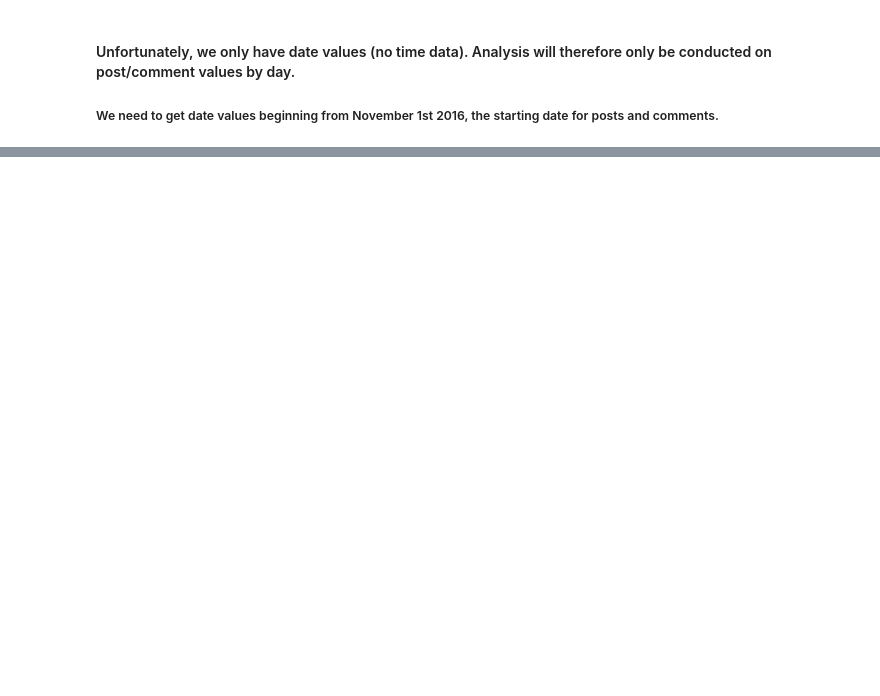
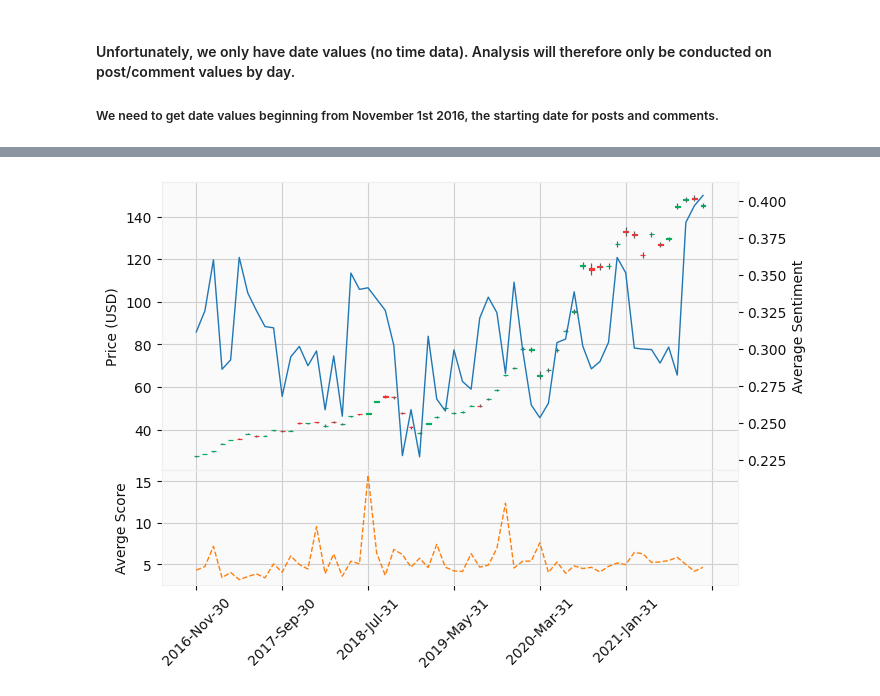
Before and after one commit to JackIHill/DataAnalytics, a Jupyter notebook: Independent/AAPL Analysis/AAPL Stock+Reddit Analysis.ipynb, the cells around one changed output, grey strips where cells are left out. Cells and saved outputs as stored; diff of their text form; code cells hidden in the pictures; blank space fills up the shorter version.

```diff
--- a/Independent/AAPL Analysis/AAPL Stock+Reddit Analysis.ipynb
+++ b/Independent/AAPL Analysis/AAPL Stock+Reddit Analysis.ipynb
@@ -545,3 +691,3 @@ monthly_stock_data.head()
 # %%
-sentiment_monthly = sentiment.groupby(['year_created', 'month_created']).mean().reset_index()
-sentiment_monthly.head()
+sentiment_clean_monthly = sentiment_clean.groupby(['year_created', 'month_created']).mean().reset_index()
+sentiment_clean_monthly.head()
@@ -548,15 +701,17 @@ sentiment_monthly.head()
 # %%
-apds = [mpf.make_addplot(sentiment_monthly['sentiment'],
+apds = [mpf.make_addplot(sentiment_clean_monthly['sentiment'],
                          width=1,
                          color='tab:blue',
                          ylabel='Average Sentiment'),
-        mpf.make_addplot(sentiment_monthly['score'],
+        mpf.make_addplot(sentiment_clean_monthly['score'],
                          width=1,
                          color='tab:orange',
                          panel=1,
                          ylabel='Averge Score', linestyle='--')
        ]
 
 s = mpf.make_mpf_style(base_mpf_style='yahoo', y_on_right=False)
 
 mpf.plot(monthly_stock_data, type='candlestick', style=s, addplot=apds, figscale=1, ylabel='Price (USD)')
+# %% [output]
+[figure, added]
```
Also changed, not shown: parts of 34 cells of this notebook.
